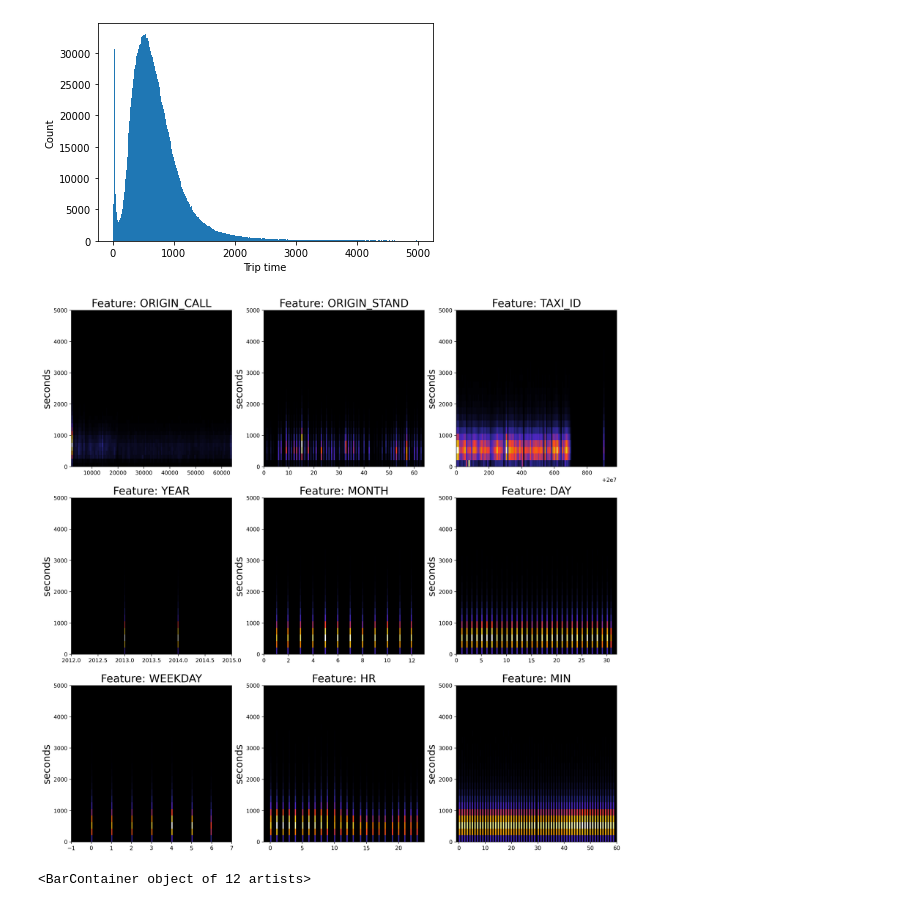
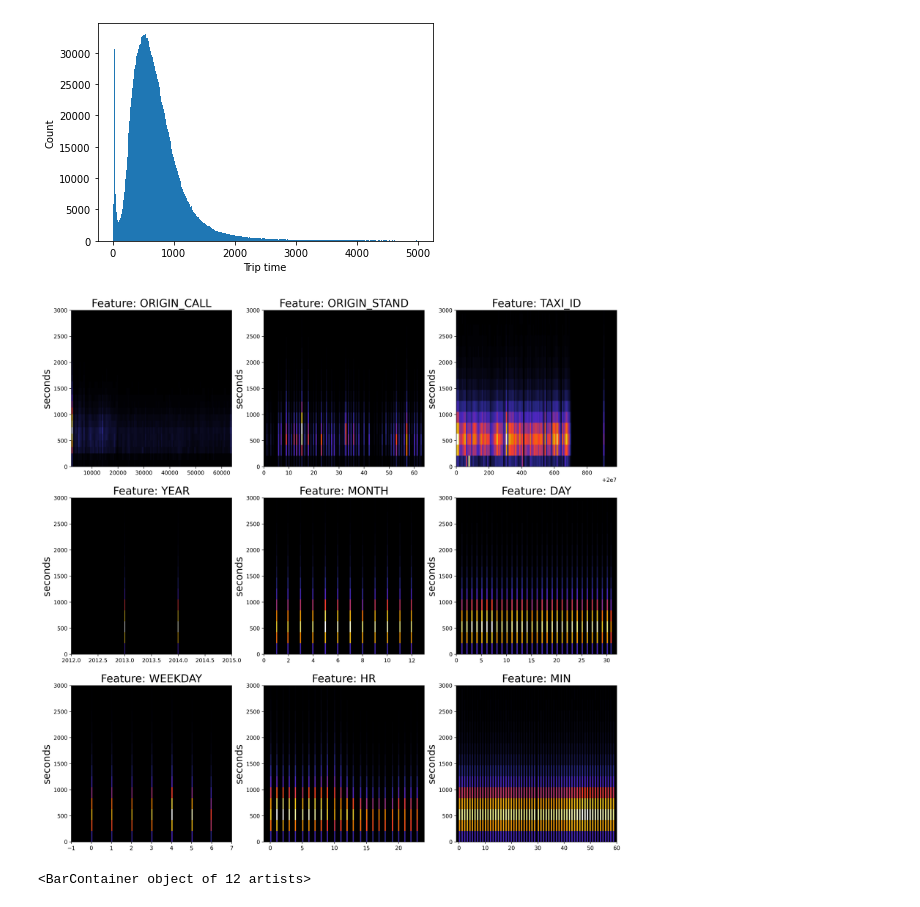
Before and after one commit to benjxia/CSE-151B-KAGGLE, a Jupyter notebook: data_analysis/analysis.ipynb, the cells around one changed output. Cells and saved outputs as stored; diff of their text form; code cells hidden in the pictures.

Commit message:
some heatmaps for milestone

```diff
--- a/data_analysis/analysis.ipynb
+++ b/data_analysis/analysis.ipynb
@@ -48,25 +48,25 @@ plt.show()
 # %%
 plt.rcParams['figure.dpi'] = 300
 buckets = (int(mean + 5 * std) // 15)
 fig, axs = plt.subplots(3, 3, figsize=(18, 18))
 
 for idx, v in enumerate(["ORIGIN_CALL", "ORIGIN_STAND", "TAXI_ID", "YEAR", "MONTH", "DAY", "WEEKDAY", "HR", "MIN"]):
     ax: plt.Axes = axs[idx // 3, idx % 3]
     df_tmp = df[np.isfinite(df[v])]
     if "ORIGIN_" in v:
         ax.hist2d(df_tmp[df_tmp[v] != 0][v][:-1], df_tmp[df_tmp[v] != 0]["TARGET"][:-1], cmap="CMRmap", bins=(120, buckets))
     else:
         ax.hist2d(df_tmp[v][:-1], df_tmp["TARGET"][:-1], cmap="CMRmap", bins=(120, buckets))
 
     ax.set_xlim(ax.get_xlim()[0] - 1, ax.get_xlim()[1] + 1)
-    ax.set_ylim(0, 5000)
+    ax.set_ylim(0, 3000)
     ax.set_facecolor("black")
     ax.set_ylabel("seconds", fontsize=18)
     ax.set_title(f"Feature: {v}", fontsize=20)
 
 plt.show()
 # %% [output]
-[figure, old version]
+[figure, new version]
 # %%
 %matplotlib inline
 plt.figure(figsize=(10,6))
```
Also changed, not shown: parts of 10 cells of this notebook, 2 other files.
